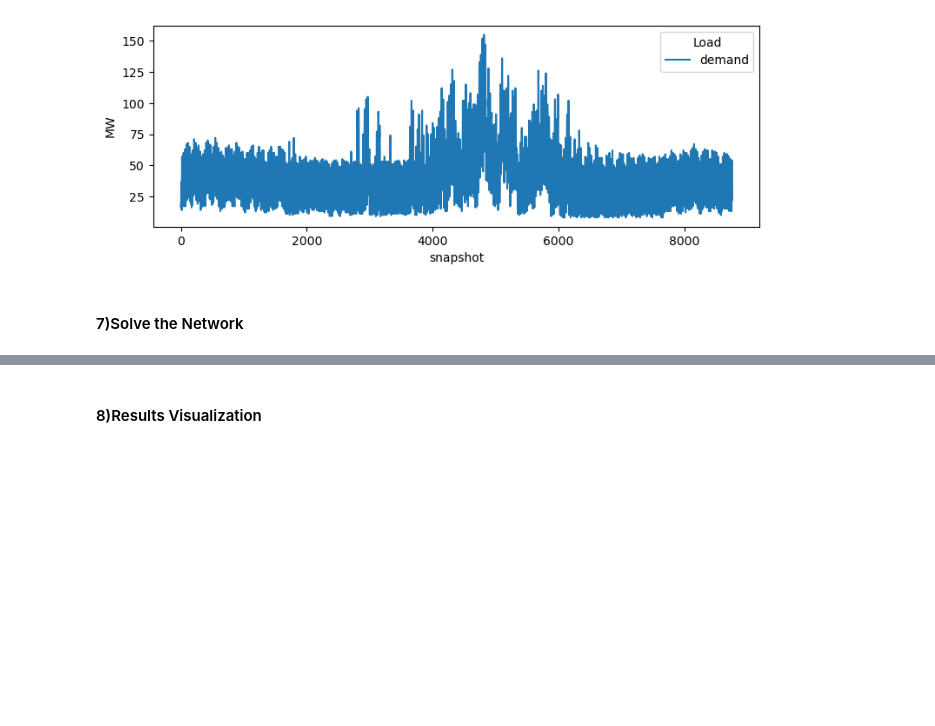
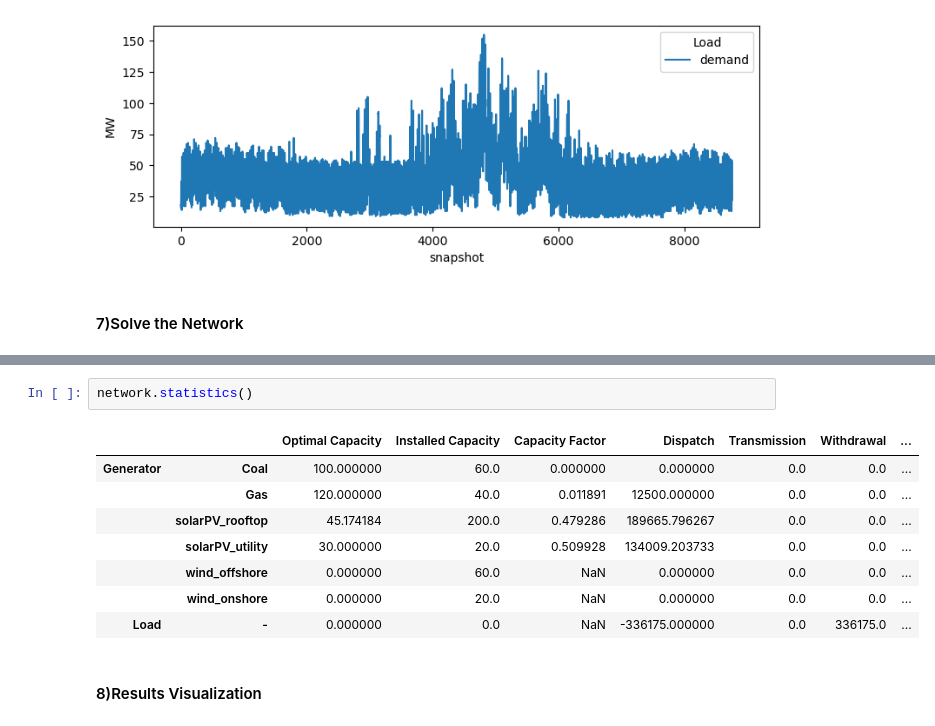
Before and after one commit to SuhasAutade/BTU_lectures_2024, a Jupyter notebook: Lect_1/Lect1_3_Auto_retrieve_values_PyPSA.ipynb, the cells around one changed output, grey strips where cells are left out. Saved outputs shown, nothing was run; the diff lists cells and outputs as text; blank space fills up the shorter version.

```diff
--- a/Lect_1/Lect1_3_Auto_retrieve_values_PyPSA.ipynb
+++ b/Lect_1/Lect1_3_Auto_retrieve_values_PyPSA.ipynb
@@ -211,4 +222,15 @@ INFO:pypsa.linopf:Optimization successful. Objective value: -1.93e+08
 ('ok', 'optimal')
+# %%
+network.statistics()
+# %% [output]
+|  |  | Optimal Capacity | Installed Capacity | Capacity Factor | Dispatch | Transmission | Withdrawal | ... |
+| Generator | Coal | 100.000000 | 60.0 | 0.000000 | 0.000000 | 0.0 | 0.0 | ... |
+|  | Gas | 120.000000 | 40.0 | 0.011891 | 12500.000000 | 0.0 | 0.0 | ... |
+|  | solarPV_rooftop | 45.174184 | 200.0 | 0.479286 | 189665.796267 | 0.0 | 0.0 | ... |
+|  | solarPV_utility | 30.000000 | 20.0 | 0.509928 | 134009.203733 | 0.0 | 0.0 | ... |
+|  | wind_offshore | 0.000000 | 60.0 | NaN | 0.000000 | 0.0 | 0.0 | ... |
+|  | wind_onshore | 0.000000 | 20.0 | NaN | 0.000000 | 0.0 | 0.0 | ... |
+| Load | - | 0.000000 | 0.0 | NaN | -336175.000000 | 0.0 | 336175.0 | ... |
 # %% [markdown]
 #### 8)Results Visualization
 # %%
```
Also changed, not shown: parts of 2 cells of this notebook, 5 other files.
